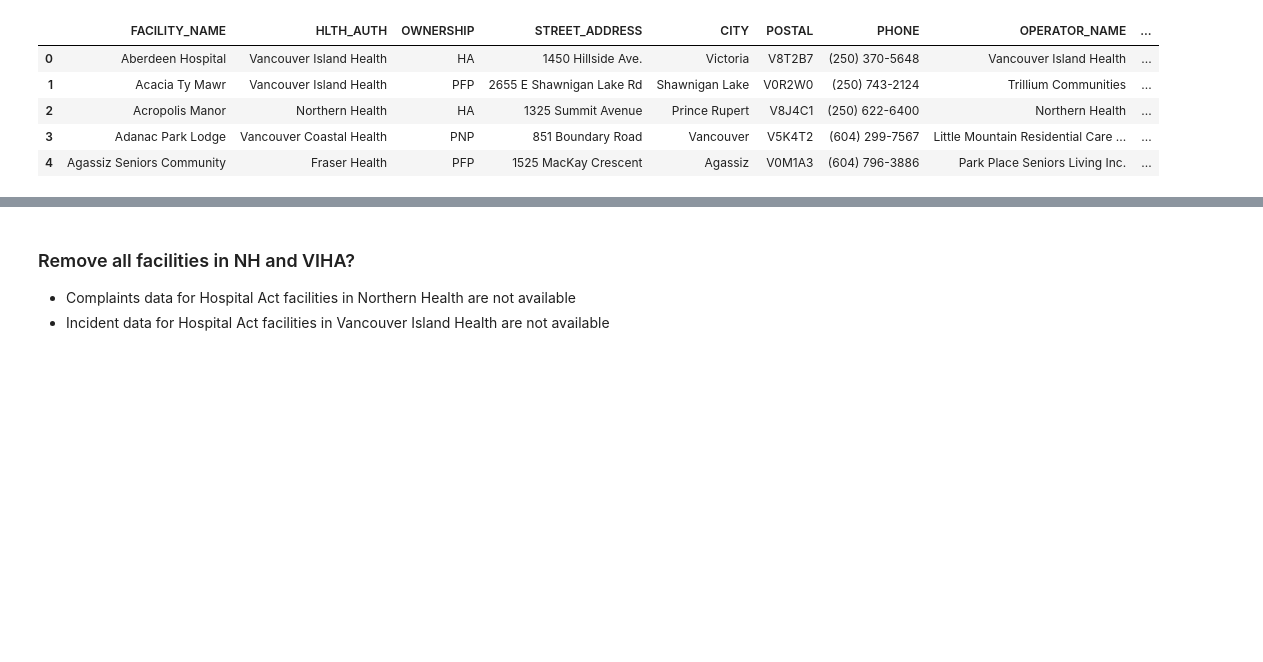
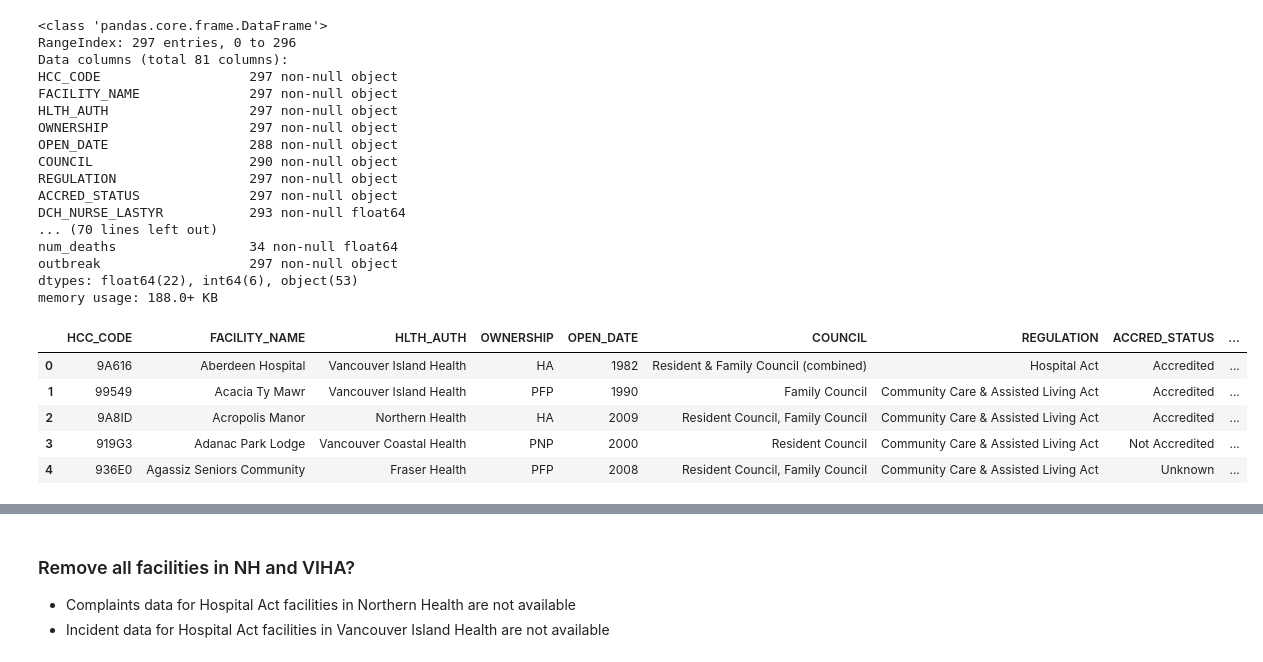
Before and after one commit to nganlyle/wrangle_covid, a Jupyter notebook: wrangling/ngan_bc_data_prep.ipynb, the cells around one changed output, grey strips where cells are left out. Drawn from its saved outputs; the diff is of its cells as text; code cells hidden in the pictures; blank space fills up the shorter version.

```diff
--- a/wrangling/ngan_bc_data_prep.ipynb
+++ b/wrangling/ngan_bc_data_prep.ipynb
@@ -33,10 +21,64 @@ outbreak
+# %%
+# Drop irrelevant columns
+ls = [
+    'STREET_ADDRESS',
+    'CITY',
+    'POSTAL',
+    'PHONE',
+    'OPERATOR_NAME', # there are 100 unique values
+
+    'MEETINGS_HELD',
+    'PARKING_COSTS',
+
+    'ACCRED_EXPIRY',
+    'COMPLAINT_CONTACT',
+    'COMPLAINT_PHONE',
+    'SPENDING_ACCOUNT',
+    'FOOD_SERVICE',
+    'FOOD_PREP',
+    'FOOD_COST_LASTYR',
+    'FOOD_COST_CURRENTYR',
+    'LANGUAGES',
+
+    'FEES_CABLE',
+    'FEES_TELE',
+    'FEES_INTERNET',
+    'FEES_OTHER',
+
+    'WEBPAGE',
+    'SURVEY_URL',
+    'MISSING_SURVEY',
+
+    'cleaned_name',
+    'facility_name',
+]
+
+ltc = ltc.drop(ls, axis = 1)
 # %%
+ltc.info()
 ltc.head()
 # %% [output]
+<class 'pandas.core.frame.DataFrame'>
+RangeIndex: 297 entries, 0 to 296
+Data columns (total 81 columns):
+HCC_CODE                   297 non-null object
+FACILITY_NAME              297 non-null object
+HLTH_AUTH                  297 non-null object
+OWNERSHIP                  297 non-null object
+OPEN_DATE                  288 non-null object
+COUNCIL                    290 non-null object
+REGULATION                 297 non-null object
+ACCRED_STATUS              297 non-null object
+DCH_NURSE_LASTYR           293 non-null float64
+... (70 lines left out)
+num_deaths                 34 non-null float64
+outbreak                   297 non-null object
+dtypes: float64(22), int64(6), object(53)
+memory usage: 188.0+ KB
-|  | FACILITY_NAME | HLTH_AUTH | OWNERSHIP | STREET_ADDRESS | CITY | POSTAL | PHONE | OPERATOR_NAME | ... |
-| 0 | Aberdeen Hospital | Vancouver Island Health | HA | 1450 Hillside Ave. | Victoria | V8T2B7 | (250) 370-5648 | Vancouver Island Health | ... |
-| 1 | Acacia Ty Mawr | Vancouver Island Health | PFP | 2655 E Shawnigan Lake Rd | Shawnigan Lake | V0R2W0 | (250) 743-2124 | Trillium Communities | ... |
-| 2 | Acropolis Manor | Northern Health | HA | 1325 Summit Avenue | Prince Rupert | V8J4C1 | (250) 622-6400 | Northern Health | ... |
-| 3 | Adanac Park Lodge | Vancouver Coastal Health | PNP | 851 Boundary Road | Vancouver | V5K4T2 | (604) 299-7567 | Little Mountain Residential Care ... | ... |
-| 4 | Agassiz Seniors Community | Fraser Health | PFP | 1525 MacKay Crescent | Agassiz | V0M1A3 | (604) 796-3886 | Park Place Seniors Living Inc. | ... |
+|  | HCC_CODE | FACILITY_NAME | HLTH_AUTH | OWNERSHIP | OPEN_DATE | COUNCIL | REGULATION | ACCRED_STATUS | ... |
+| 0 | 9A616 | Aberdeen Hospital | Vancouver Island Health | HA | 1982 | Resident & Family Council (combined) | Hospital Act | Accredited | ... |
+| 1 | 99549 | Acacia Ty Mawr | Vancouver Island Health | PFP | 1990 | Family Council | Community Care & Assisted Living Act | Accredited | ... |
+| 2 | 9A8ID | Acropolis Manor | Northern Health | HA | 2009 | Resident Council, Family Council | Community Care & Assisted Living Act | Accredited | ... |
+| 3 | 919G3 | Adanac Park Lodge | Vancouver Coastal Health | PNP | 2000 | Resident Council | Community Care & Assisted Living Act | Not Accredited | ... |
+| 4 | 936E0 | Agassiz Seniors Community | Fraser Health | PFP | 2008 | Resident Council, Family Council | Community Care & Assisted Living Act | Unknown | ... |
 # %%
```
Also changed, not shown: parts of 17 cells of this notebook.
